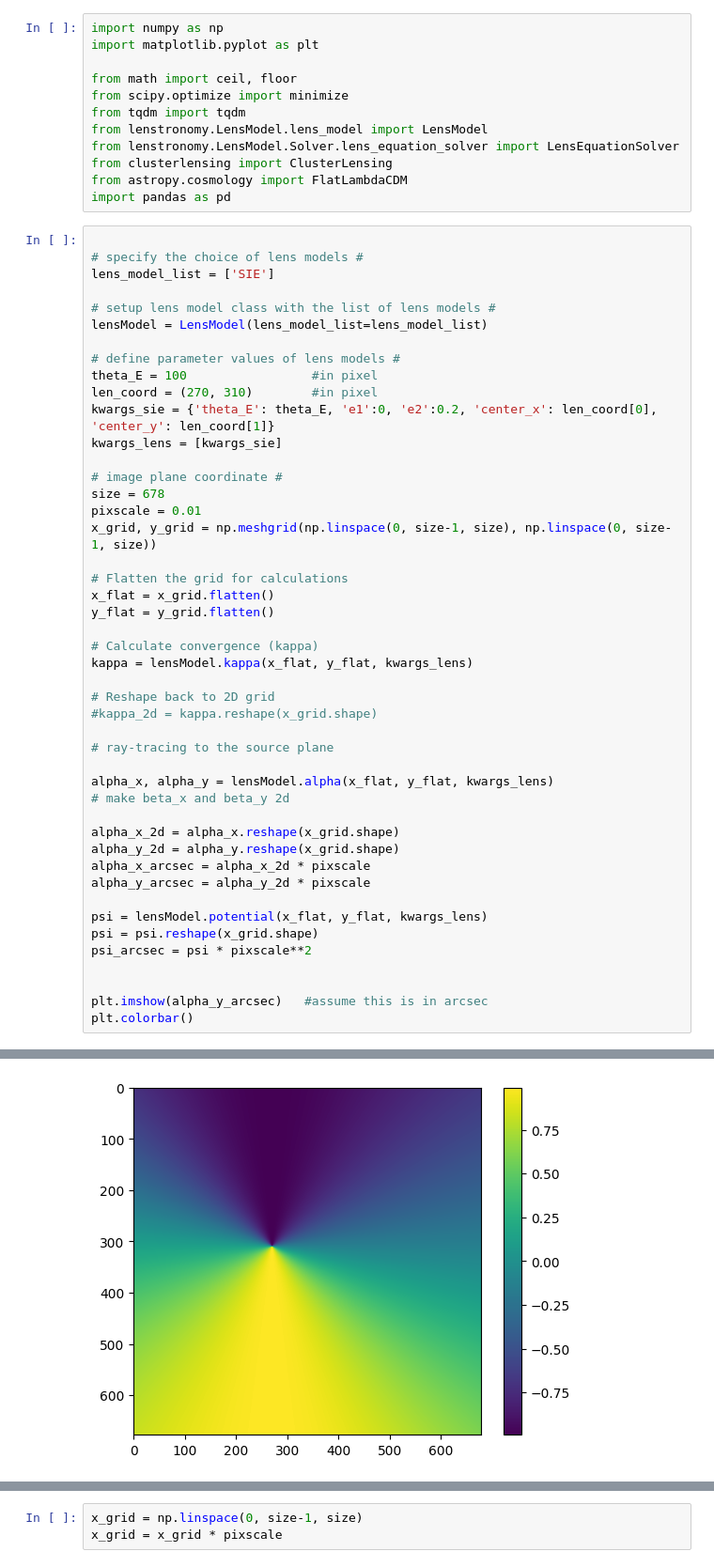
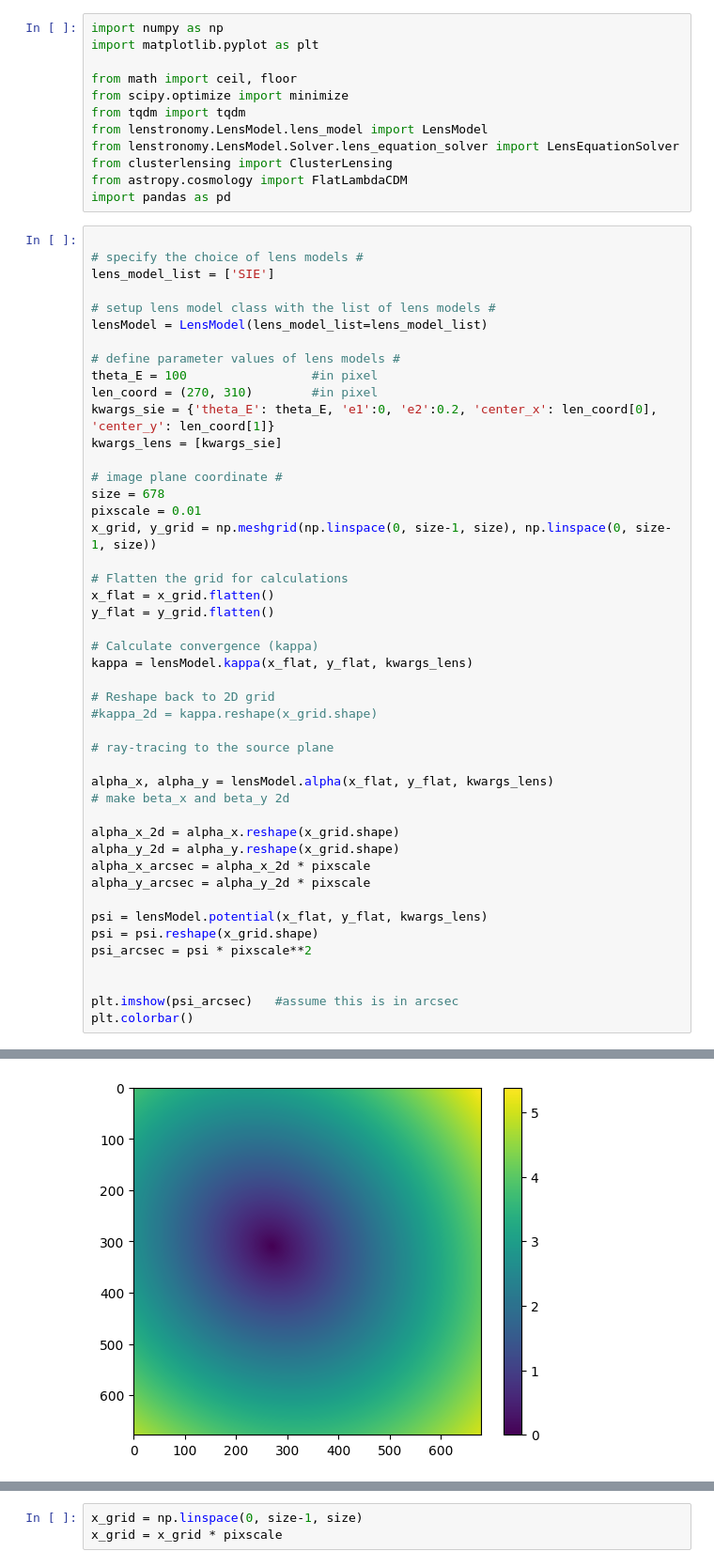
Before and after one commit to diceandcats/SURE-GW-lensing-cont, a Jupyter notebook: Real stuffs/Interpol_test.ipynb, the cells around one changed output, grey strips where cells are left out. Shown: that part at 94% size. Drawn from its saved outputs; the diff is of its cells as text.

```diff
--- a/Real stuffs/Interpol_test.ipynb
+++ b/Real stuffs/Interpol_test.ipynb
@@ -30,35 +30,35 @@ pixscale = 0.01
 x_grid, y_grid = np.meshgrid(np.linspace(0, size-1, size), np.linspace(0, size-1, size))
 
 # Flatten the grid for calculations
 x_flat = x_grid.flatten()
 y_flat = y_grid.flatten()
 
 # Calculate convergence (kappa)
 kappa = lensModel.kappa(x_flat, y_flat, kwargs_lens)
 
 # Reshape back to 2D grid
 #kappa_2d = kappa.reshape(x_grid.shape)
 
 # ray-tracing to the source plane
 
 alpha_x, alpha_y = lensModel.alpha(x_flat, y_flat, kwargs_lens)
 # make beta_x and beta_y 2d
 
 alpha_x_2d = alpha_x.reshape(x_grid.shape)
 alpha_y_2d = alpha_y.reshape(x_grid.shape)
 alpha_x_arcsec = alpha_x_2d * pixscale
 alpha_y_arcsec = alpha_y_2d * pixscale
 
 psi = lensModel.potential(x_flat, y_flat, kwargs_lens)
 psi = psi.reshape(x_grid.shape)
 psi_arcsec = psi * pixscale**2
 
 
-plt.imshow(alpha_y_arcsec)   #assume this is in arcsec
+plt.imshow(psi_arcsec)   #assume this is in arcsec
 plt.colorbar()
 # %% [output]
 <matplotlib.colorbar.Colorbar at 0x...>
-[figure, old version]
+[figure, new version]
 # %%
 # illustrate the casutic
 array_test = np.zeros([678,678])
```
Also changed, not shown: parts of 5 cells of this notebook, 1 other file.
